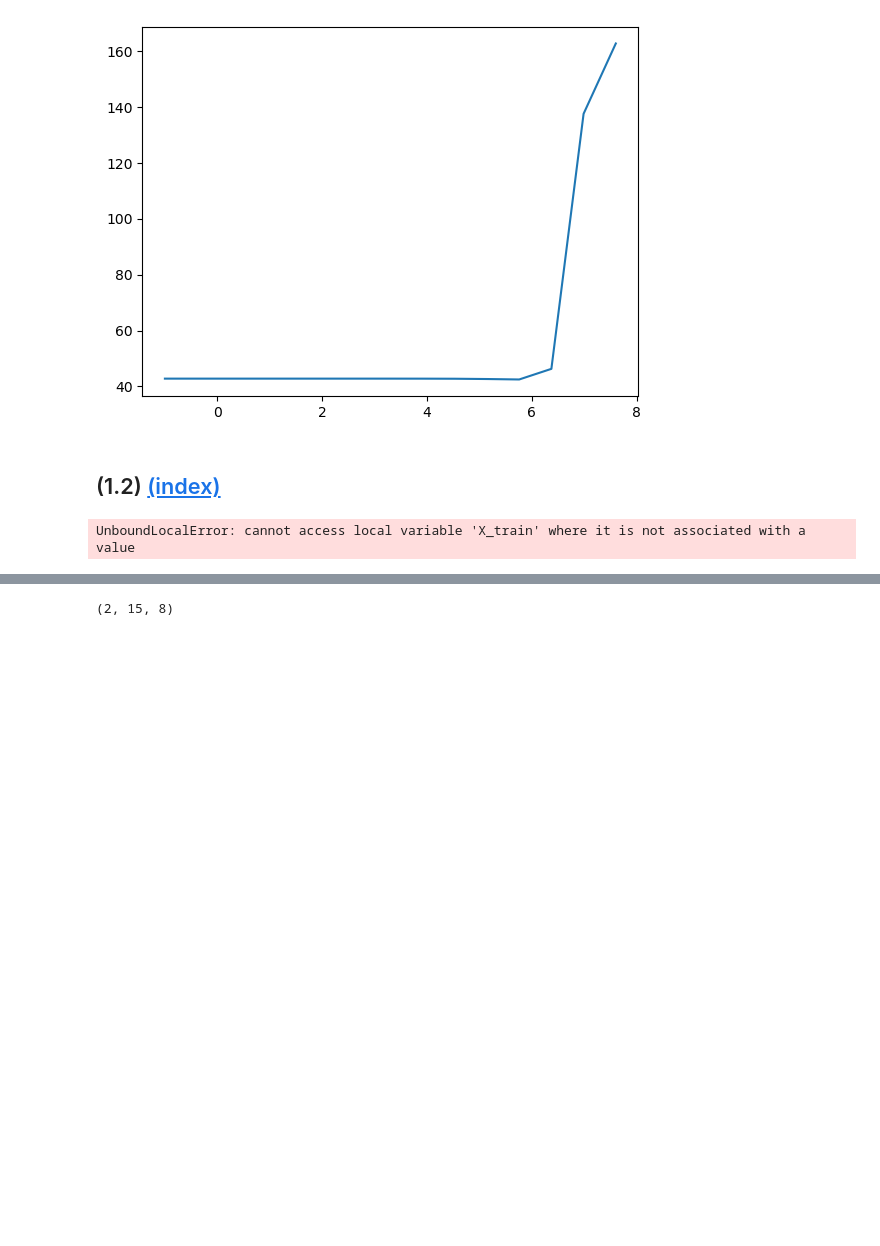
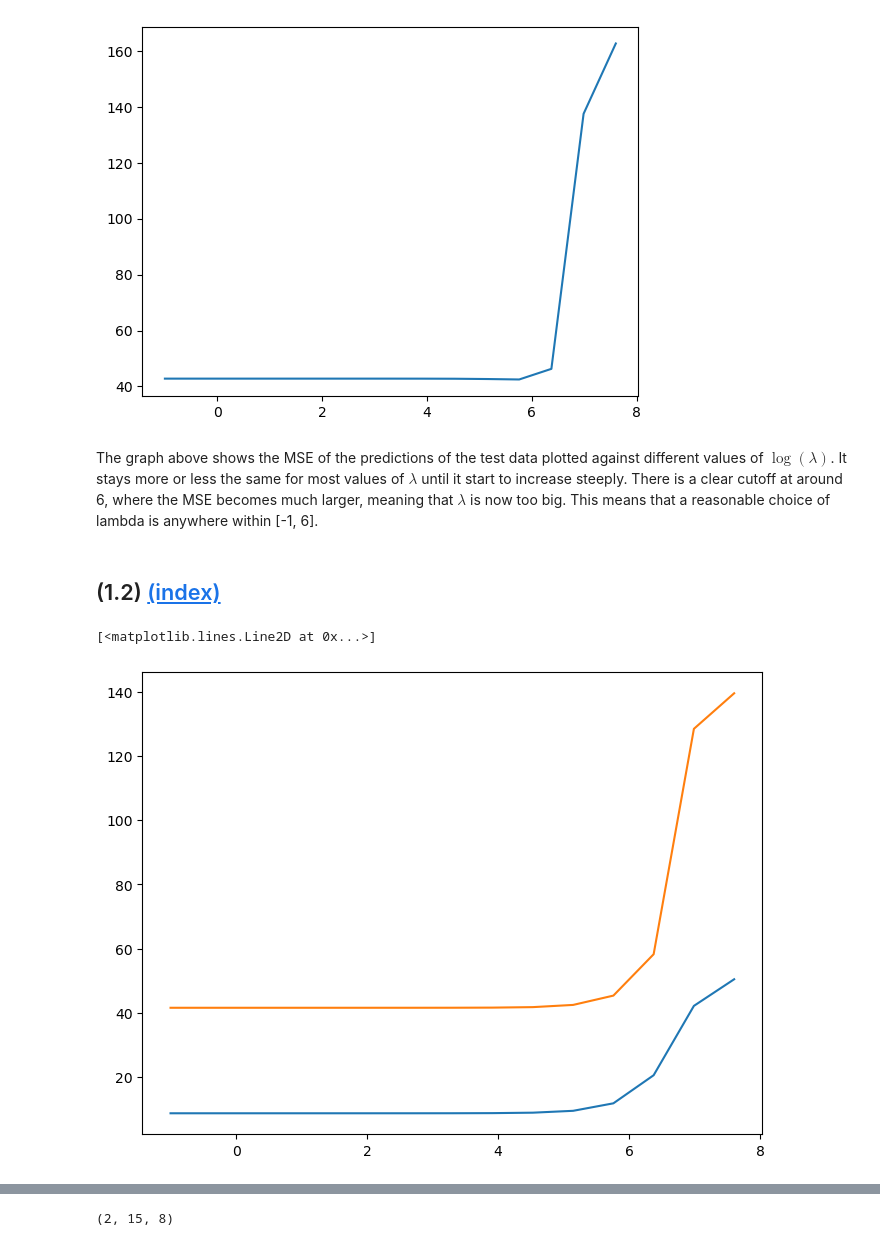
Before and after one commit to alisaklymchuk/data_science_math60026, a Jupyter notebook: 02455568_coursework1.ipynb, the cells around one changed output, grey strips where cells are left out. Drawn from its saved outputs; the diff is of its cells as text; code cells hidden in the pictures; blank space fills up the shorter version.

```diff
--- a/02455568_coursework1.ipynb
+++ b/02455568_coursework1.ipynb
@@ -275,6 +273,8 @@ plt.plot(log_lambdas, MSEs)
 # %% [output]
 [<matplotlib.lines.Line2D at 0x...>]
 [figure]
+# %% [markdown]
+The graph above shows the MSE of the predictions of the test data plotted against different values of $\log(\lambda)$. It stays more or less the same for most values of $\lambda$ until it start to increase steeply. There is a clear cutoff at around 6, where the MSE becomes much larger, meaning that $\lambda$ is now too big. This means that a reasonable choice of lambda is anywhere within [-1, 6].
 # %% [markdown]
 <a name="task-12"></a>
 
@@ -307,15 +305,16 @@ def D(full_X, full_y, T, lam):
 # %%
 Ts = [2, 20]
 Ds = []
 
 for T in Ts:
     Ds.append([])
     for lam in lambdas:
         Ds[-1].append(D(X_train, y_train_diam, T, lam))
 
 plt.figure(figsize=(8,6))
-plt.plot(log_lambdas, Ds[0])
-plt.plot(log_lambdas, Ds[1])
+plt.plot(log_lambdas, Ds[0], label="T=2")
+plt.plot(log_lambdas, Ds[1], label="T=20")
 # %% [output]
-UnboundLocalError: cannot access local variable 'X_train' where it is not associated with a value
+[<matplotlib.lines.Line2D at 0x...>]
+[figure, added]
 # %% [markdown]
```
Also changed, not shown: parts of 14 cells of this notebook.
